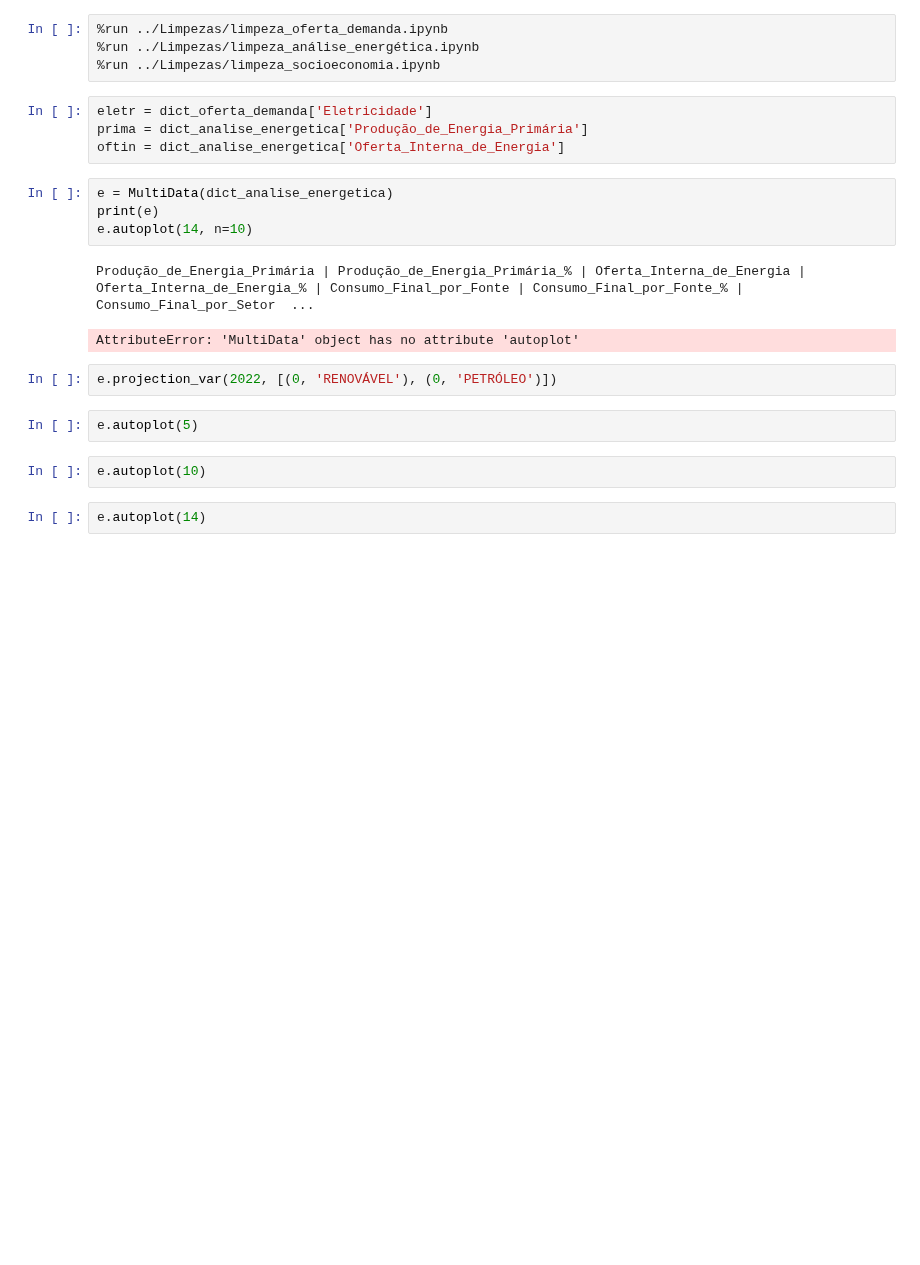
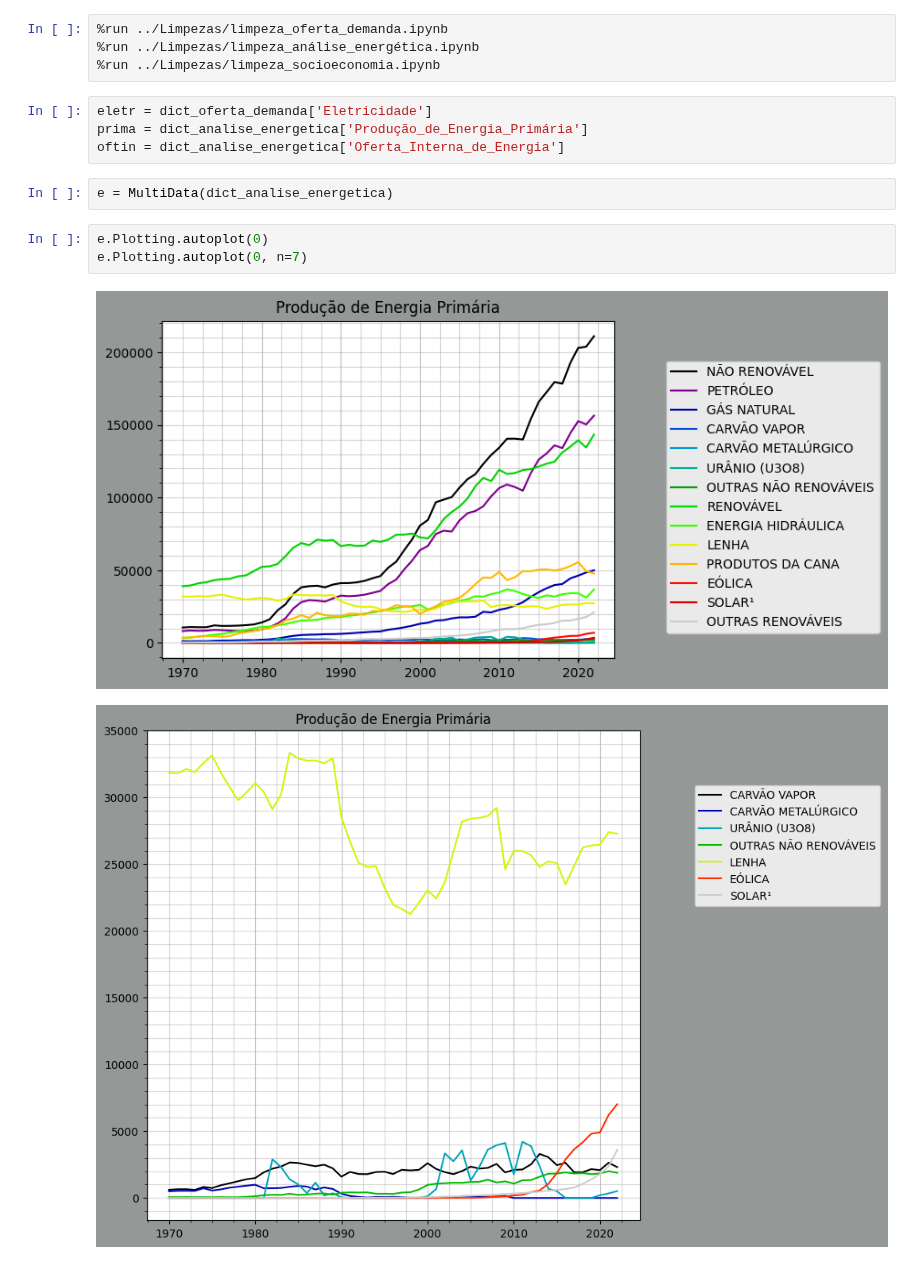
Before and after one commit to scrrpfv/projeto-ip, a Jupyter notebook: Analises/testes.ipynb, the cells around one changed output. Saved outputs shown, nothing was run; the diff lists cells and outputs as text; blank space fills up the shorter version.

```diff
--- a/Analises/testes.ipynb
+++ b/Analises/testes.ipynb
@@ -15,19 +14,12 @@ prima = dict_analise_energetica['Produção_de_Energia_Primária']
 oftin = dict_analise_energetica['Oferta_Interna_de_Energia']
 # %%
 e = MultiData(dict_analise_energetica)
-print(e)
-e.autoplot(14, n=10)
-# %% [output]
-Produção_de_Energia_Primária | Produção_de_Energia_Primária_% | Oferta_Interna_de_Energia | Oferta_Interna_de_Energia_% | Consumo_Final_por_Fonte | Consumo_Final_por_Fonte_% | Consumo_Final_por_Setor  ...
-AttributeError: 'MultiData' object has no attribute 'autoplot'
-# %%
-e.projection_var(2022, [(0, 'RENOVÁVEL'), (0, 'PETRÓLEO')])
-# %%
-e.autoplot(5)
-# %%
-e.autoplot(10)
-# %%
-e.autoplot(14)
+# %%
+e.Plotting.autoplot(0)
+e.Plotting.autoplot(0, n=7)
+# %% [output]
+[figure, added]
+[figure, added]
 # %%
 plt.matshow(dict_oferta_demanda['Urânio'].corr())
 plt.show()
```
Also changed, not shown: parts of 4 cells of this notebook, 4 other files.
